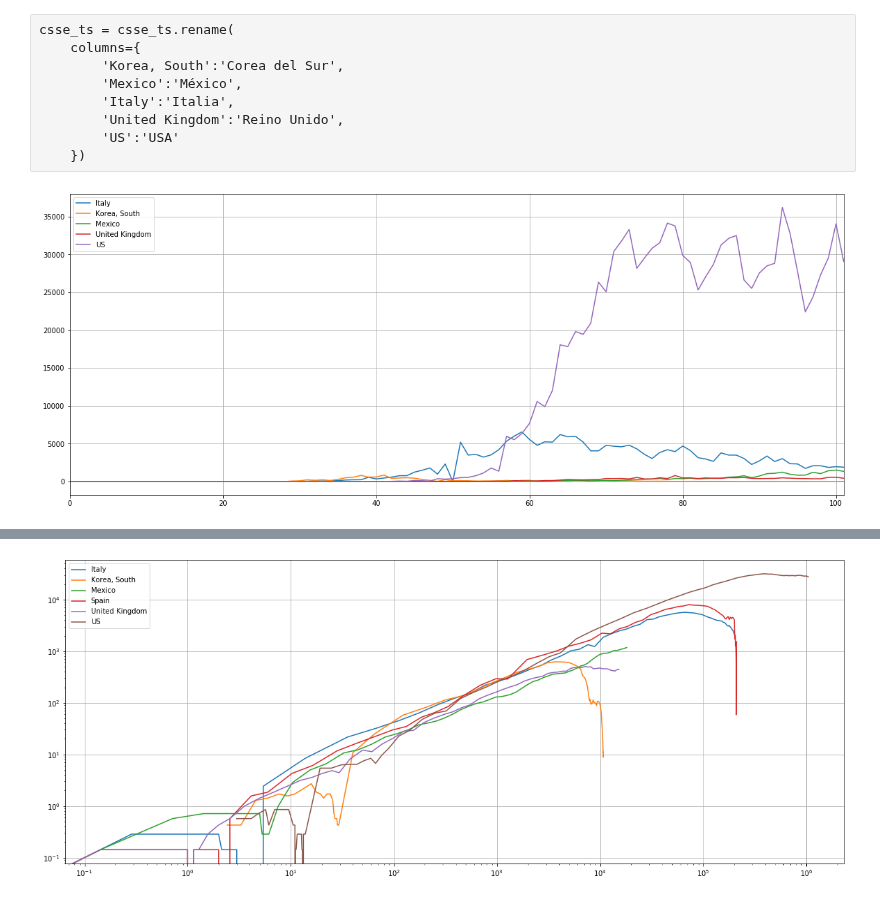
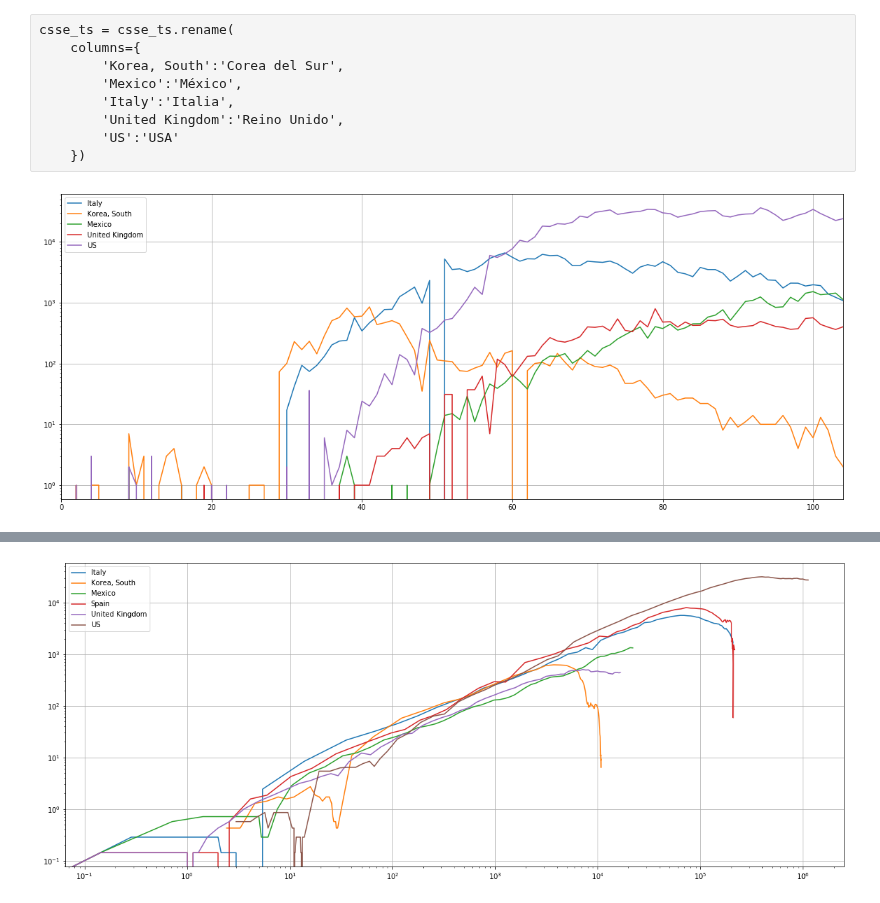
Before and after one commit to marianarf/covid19_mexico_analysis, a Jupyter notebook: 1_get_world_cases.ipynb, the cells around one changed output, grey strips where cells are left out. Saved outputs shown, nothing was run; the diff lists cells and outputs as text; code cells hidden in the pictures.

```diff
--- a/1_get_world_cases.ipynb
+++ b/1_get_world_cases.ipynb
@@ -70,14 +70,16 @@ csse_ts = csse_ts.rename(
 # %%
 plt.figure(figsize=(20,8))
 
 for state in ['Italy','Korea, South','Mexico','United Kingdom','US']:
     csse_daily[state].fillna(0).plot()
 
+plt.yscale('log')
+
 plt.legend()
 plt.grid(True)
 plt.show()
 # %% [output]
-[figure, old version]
+[figure, new version]
 # %%
 plt.figure(figsize=(20,8))
 
```
Also changed, not shown: parts of 4 cells of this notebook, 18 other files.
